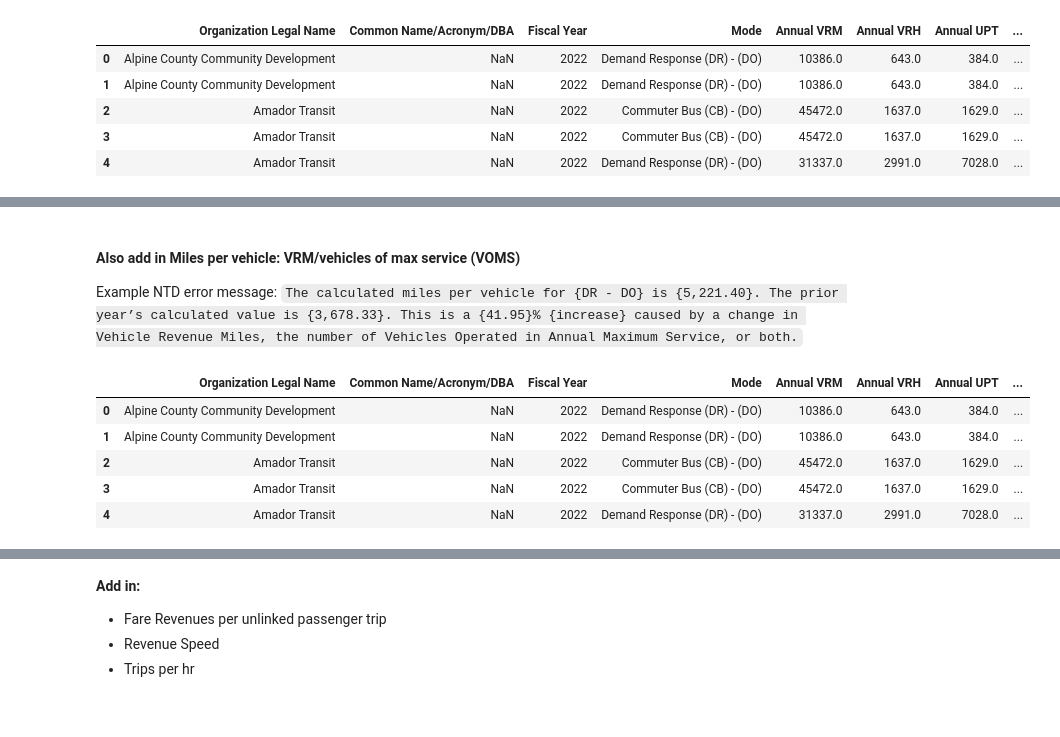
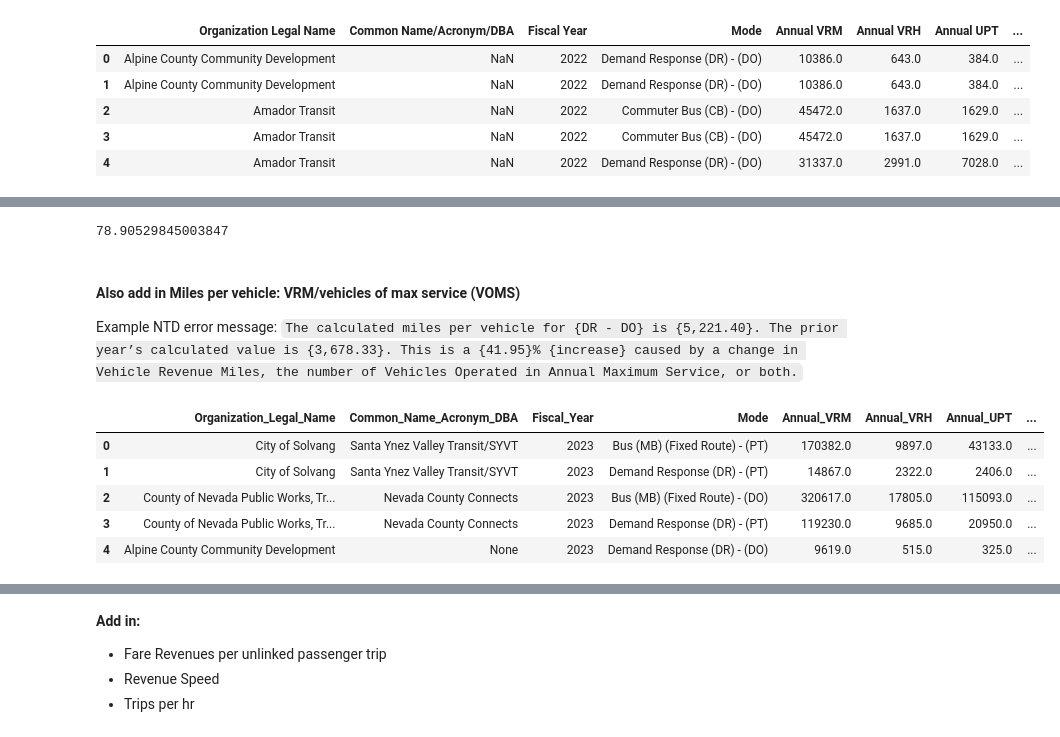
Before and after one commit to cal-itp/ntd-modernization, a Jupyter notebook: validation_tool/notebooks/3_rr20_service_validation_development.ipynb, the cells around one changed output, grey strips where cells are left out. Cells and saved outputs as stored; diff of their text form; code cells hidden in the pictures.

```diff
--- a/validation_tool/notebooks/3_rr20_service_validation_development.ipynb
+++ b/validation_tool/notebooks/3_rr20_service_validation_development.ipynb
@@ -278,11 +448,0 @@ def make_ratio_cols(df, numerator, denominator, col_name, operation="sum"):
-# %%
-### testing
-# 'Annual VRH' in allyears.columns
-allyears = make_ratio_cols(allyears, 'Total Annual Expenses By Mode',
-                       'Annual VRH',
-                       'cost_per_hr')
-
-
-# test['cost_per_hr'] = (allyears.groupby(['Organization Legal Name','Mode', 'Fiscal Year'])
-#                        .apply(lambda x: x['Total Annual Expenses By Mode'].sum() / x['Annual VRH']))
-allyears.head(3)
@@ -294,10 +453,4 @@ allyears.head(3)
 # %%
-## Alternate way to do it -
-# without a function, 1-liner to add column
-
-# test2 = (allyears.groupby(['Organization Legal Name','Mode', 'Fiscal Year'])
-#  .apply(lambda x: x.assign(cost_per_hr=lambda x: x['Total Annual Expenses By Mode'].sum() / x['Annual VRH']))
-# )
-
-# test2.head()
+allyears1 = allyears[allyears['Operating_Capital']=="Operating"]
+allyears1[allyears1['Organization_Legal_Name']==agency]
 # %% [output]
@@ -309,0 +483,12 @@ allyears.head(3)
+# %%
+allyears2 = (allyears1.groupby(['Organization_Legal_Name', 'Common_Name_Acronym_DBA','Mode', 'Fiscal_Year'], dropna=False)
+                       .apply(lambda x: x.assign(cost_per_hr=x['Total_Annual_Expenses_By_Mode']/ x['Annual_VRH']))
+                           .reset_index(drop=True))
+
+# allyears1.head()
+
+# test2 = (allyears.groupby(['Organization Legal Name','Mode', 'Fiscal Year'])
+#  .apply(lambda x: x.assign(cost_per_hr=lambda x: x['Total Annual Expenses By Mode'].sum() / x['Annual VRH']))
+# )
+
+# test2.head()
@@ -310,19 +509,21 @@ allyears.head(3)
+# %%
+# Eastern Sierra for {DR - DO} still doesn't match 2023 in the NTD-reported error (225.79) but this is the correct calculation
+1435603.0/18194.0
+# %% [output]
+78.90529845003847
 # %% [markdown]
 #### Also add in Miles per vehicle: VRM/vehicles of max service (VOMS)
 Example NTD error message: `The calculated miles per vehicle for {DR - DO} is {5,221.40}. The prior year’s calculated value is {3,678.33}. This is a {41.95}% {increase} caused by a change in Vehicle Revenue Miles, the number of Vehicles Operated in Annual Maximum Service, or both.`
 # %%
-allyears = make_ratio_cols(allyears, 'Annual VRM', 'VOMX', 'miles_per_veh')
+allyears2 = (allyears2.groupby(['Organization_Legal_Name','Common_Name_Acronym_DBA', 'Mode', 'Fiscal_Year'], dropna=False)
+ .apply(lambda x: x.assign(miles_per_veh=lambda x: x['Annual_VRM'].sum() / x['VOMX']))
+)
 
-## Alternate way to do it -
-# allyears = (allyears.groupby(['Organization Legal Name','Mode', 'Fiscal Year'])
-#  .apply(lambda x: x.assign(miles_per_veh=lambda x: x['Annual VRM'].sum() / x['VOMX']))
-# )
-
-allyears.head()
+allyears2.head()
 # %% [output]
-|  | Organization Legal Name | Common Name/Acronym/DBA | Fiscal Year | Mode | Annual VRM | Annual VRH | Annual UPT | ... |
-| 0 | Alpine County Community Development | NaN | 2022 | Demand Response (DR) - (DO) | 10386.0 | 643.0 | 384.0 | ... |
-| 1 | Alpine County Community Development | NaN | 2022 | Demand Response (DR) - (DO) | 10386.0 | 643.0 | 384.0 | ... |
-| 2 | Amador Transit | NaN | 2022 | Commuter Bus (CB) - (DO) | 45472.0 | 1637.0 | 1629.0 | ... |
-| 3 | Amador Transit | NaN | 2022 | Commuter Bus (CB) - (DO) | 45472.0 | 1637.0 | 1629.0 | ... |
-| 4 | Amador Transit | NaN | 2022 | Demand Response (DR) - (DO) | 31337.0 | 2991.0 | 7028.0 | ... |
+|  | Organization_Legal_Name | Common_Name_Acronym_DBA | Fiscal_Year | Mode | Annual_VRM | Annual_VRH | Annual_UPT | ... |
+| 0 | City of Solvang | Santa Ynez Valley Transit/SYVT | 2023 | Bus (MB) (Fixed Route) - (PT) | 170382.0 | 9897.0 | 43133.0 | ... |
+| 1 | City of Solvang | Santa Ynez Valley Transit/SYVT | 2023 | Demand Response (DR) - (PT) | 14867.0 | 2322.0 | 2406.0 | ... |
+| 2 | County of Nevada Public Works, Tr... | Nevada County Connects | 2023 | Bus (MB) (Fixed Route) - (DO) | 320617.0 | 17805.0 | 115093.0 | ... |
+| 3 | County of Nevada Public Works, Tr... | Nevada County Connects | 2023 | Demand Response (DR) - (PT) | 119230.0 | 9685.0 | 20950.0 | ... |
+| 4 | Alpine County Community Development | None | 2023 | Demand Response (DR) - (DO) | 9619.0 | 515.0 | 325.0 | ... |
```
Also changed, not shown: parts of 53 cells of this notebook, 2 other files.
